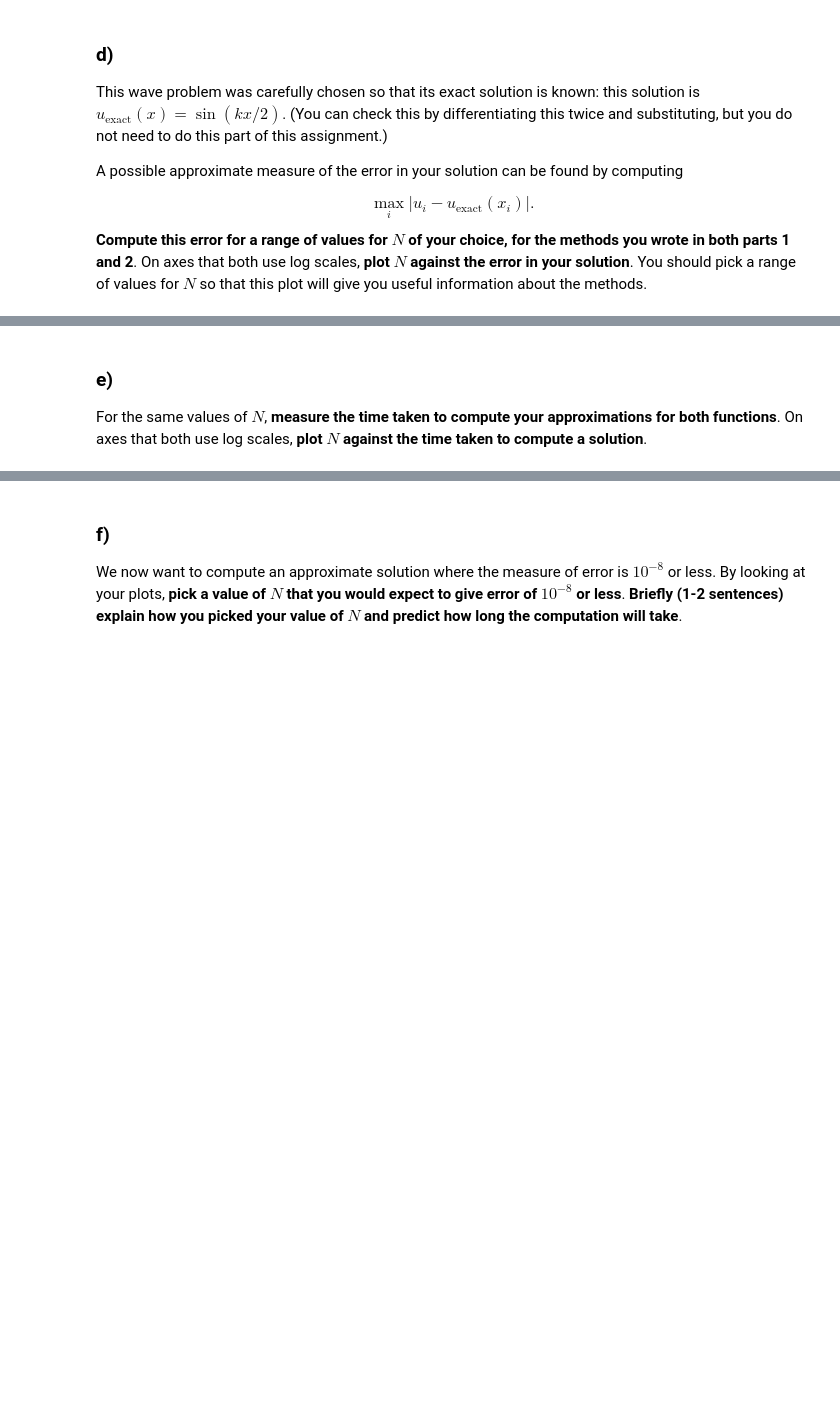
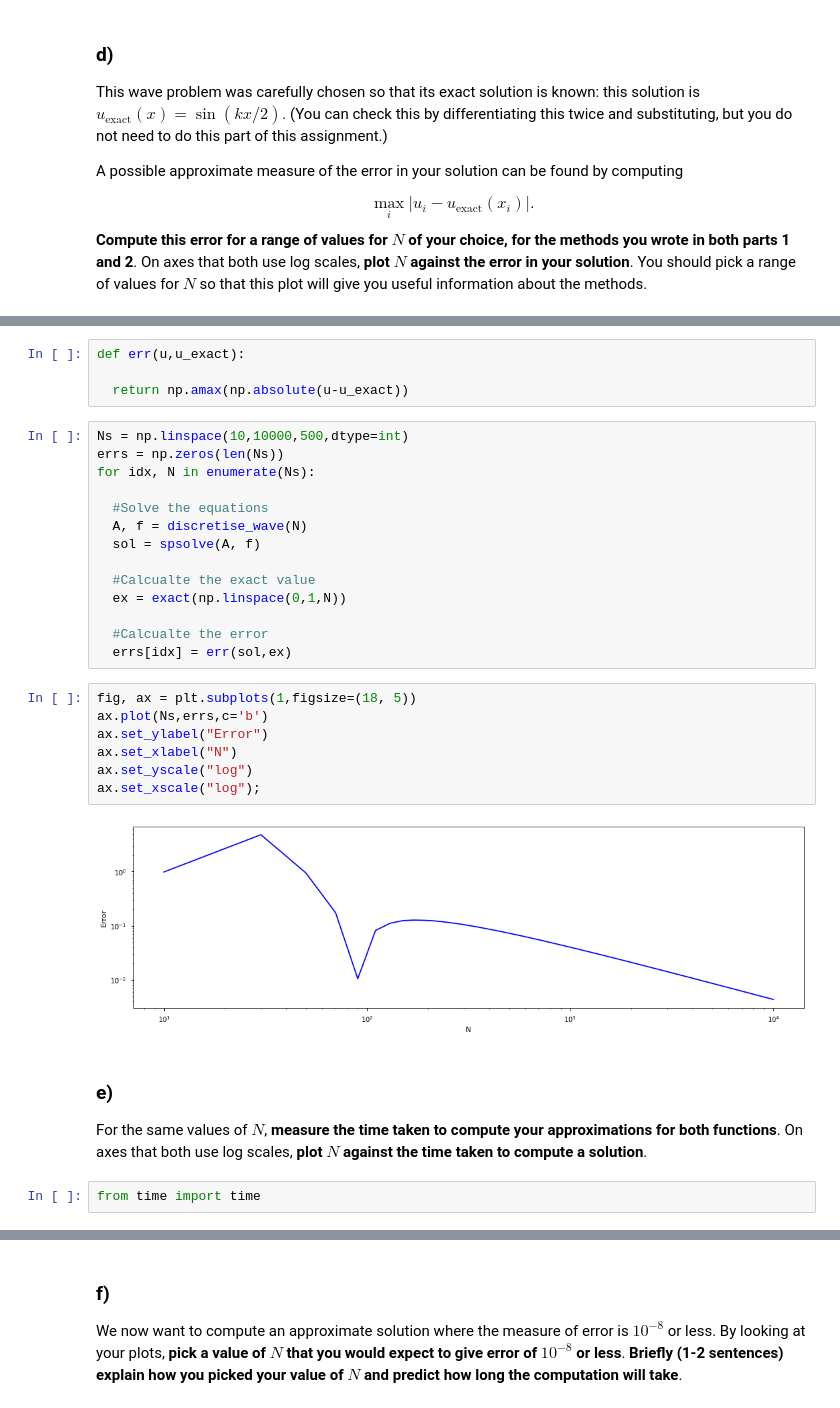
Before and after one commit to jhenderson0/HPC, a Jupyter notebook: Task 2/JH_task2.ipynb, the cells around one changed output, grey strips where cells are left out. Drawn from its saved outputs; the diff is of its cells as text; blank space fills up the shorter version.

```diff
--- a/Task 2/JH_task2.ipynb
+++ b/Task 2/JH_task2.ipynb
@@ -178,5 +234,34 @@ methods.
+# %%
+def err(u,u_exact):
+
+  return np.amax(np.absolute(u-u_exact))
+# %%
+Ns = np.linspace(10,10000,500,dtype=int)
+errs = np.zeros(len(Ns))
+for idx, N in enumerate(Ns):
+
+  #Solve the equations
+  A, f = discretise_wave(N)
+  sol = spsolve(A, f)
+
+  #Calcualte the exact value
+  ex = exact(np.linspace(0,1,N))
+
+  #Calcualte the error
+  errs[idx] = err(sol,ex)
+# %%
+fig, ax = plt.subplots(1,figsize=(18, 5))
+ax.plot(Ns,errs,c='b')
+ax.set_ylabel("Error")
+ax.set_xlabel("N")
+ax.set_yscale("log")
+ax.set_xscale("log");
+# %% [output]
+[figure, added]
 # %% [markdown]
 ### e)
 
 For the same values of $N$, **measure the time taken to compute your approximations for both functions**. On axes that both use log scales,
 **plot $N$ against the time taken to compute a solution**.
+# %%
+from time import time
```
Also changed, not shown: parts of 13 cells of this notebook.
